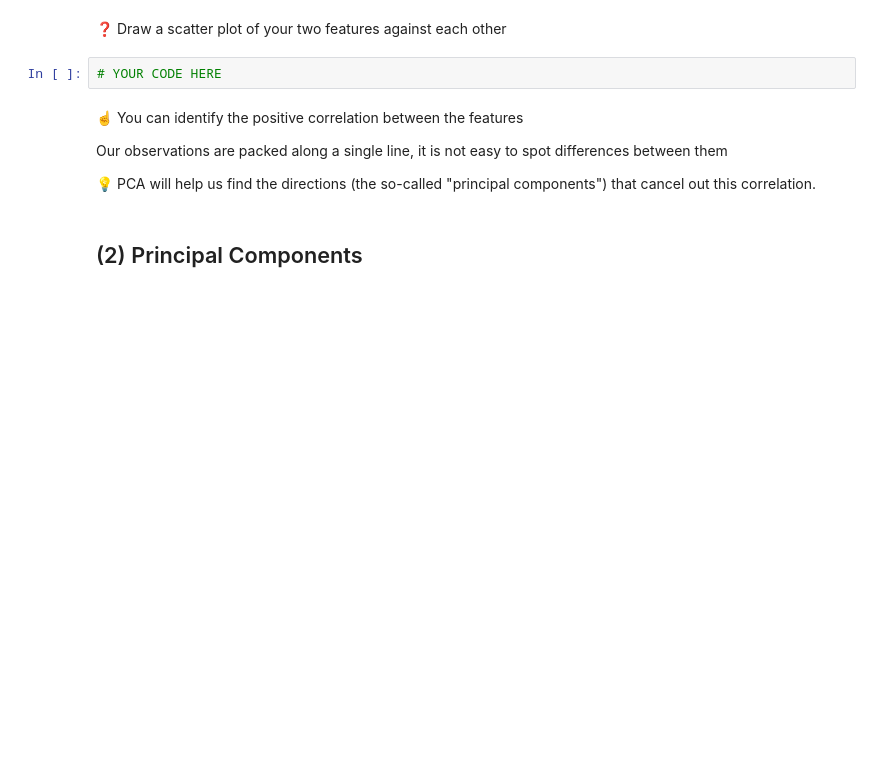
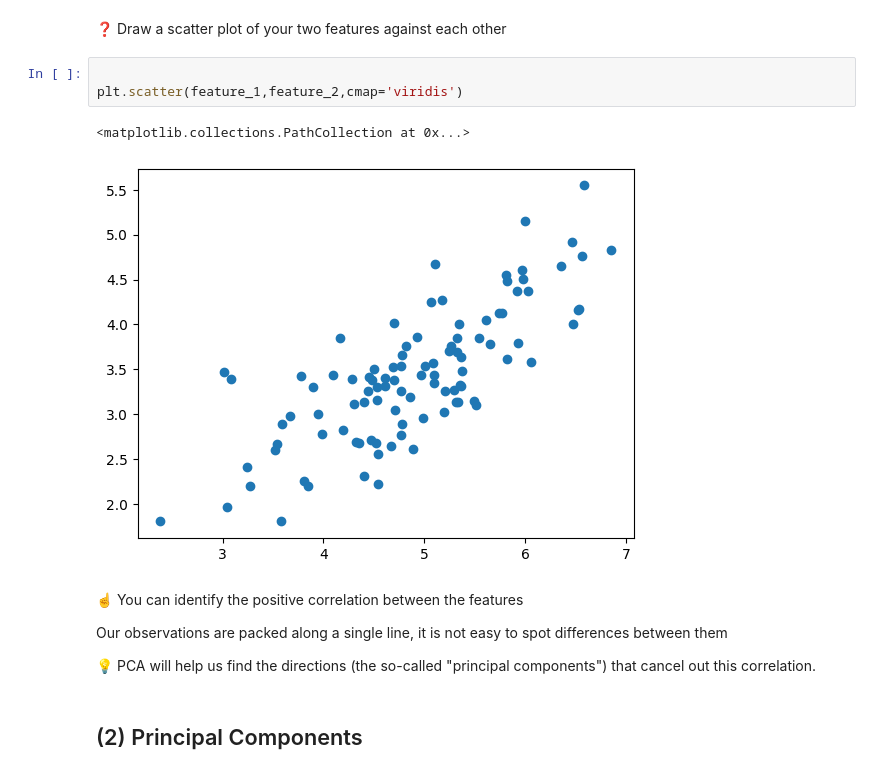
Before and after one commit to APeron22/data-face-recognition, a Jupyter notebook: warmup_pca.ipynb, the cells around one changed output. Drawn from its saved outputs; the diff is of its cells as text; blank space fills up the shorter version.

```diff
--- a/warmup_pca.ipynb
+++ b/warmup_pca.ipynb
@@ -25,7 +29,11 @@ X.corr().round(3)
 # %% [markdown]
 ❓ Draw a scatter plot of your two features against each other
-# %%
-# YOUR CODE HERE
+# %%
+
+plt.scatter(feature_1,feature_2,cmap='viridis')
+# %% [output]
+<matplotlib.collections.PathCollection at 0x...>
+[figure, added]
 # %% [markdown]
 ☝️ You can identify the positive correlation between the features
 
```
Also changed, not shown: parts of 14 cells of this notebook.
